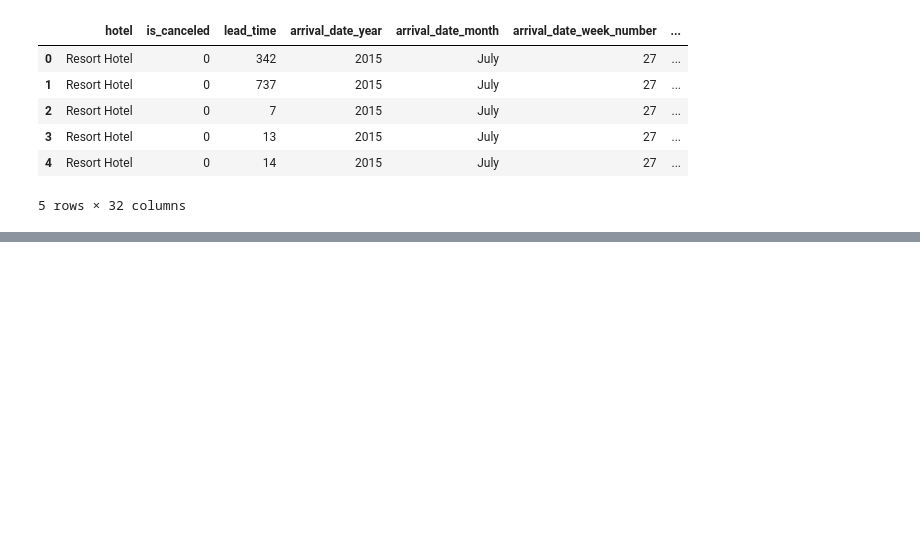
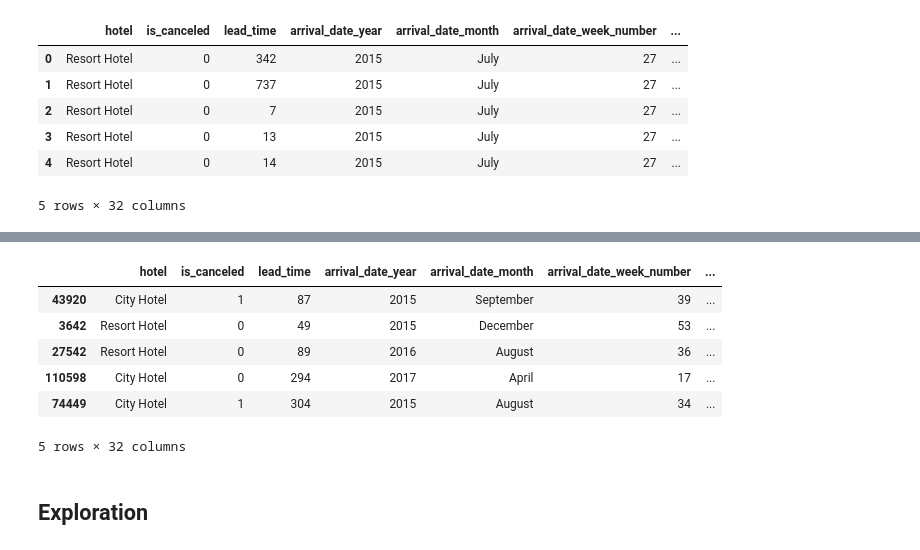
Before and after one commit to malachi-hale/hotel_bookings, a Jupyter notebook: Initial_exploration.ipynb, the cells around one changed output, grey strips where cells are left out. Cells and saved outputs as stored; diff of their text form; code cells hidden in the pictures; blank space fills up the shorter version.

```diff
--- a/Initial_exploration.ipynb
+++ b/Initial_exploration.ipynb
@@ -159,3 +161,5 @@ df.head()
 | 3 | Resort Hotel | 0 | 13 | 2015 | July | 27 | ... |
 | 4 | Resort Hotel | 0 | 14 | 2015 | July | 27 | ... |
 5 rows × 32 columns
+# %%
+df['date_arrived'] = df["arrival_date_year"].astype(str) + str(" ") + df["arrival_date_month"] + str(" ") + df["arrival_date_day_of_month"].astype(str)
@@ -161,0 +181,2 @@ df.head()
+# %%
+df['date_arrived'] = pd.to_datetime(df['date_arrived'])
@@ -161,0 +198,29 @@ df.head()
+# %%
+def split_data(df):
+    '''
+    take in a DataFrame and return train, validate, and test DataFrames.
+    return train, validate, test DataFrames.
+    '''
+
+    # splits df into train_validate and test using train_test_split() stratifying on churn to get an even mix of each churn, yes or no
+    train_validate, test = train_test_split(df, test_size=.2, random_state=123)
+
+    # splits train_validate into train and validate using train_test_split() stratifying on churn to get an even mix of each churn
+    train, validate = train_test_split(train_validate,
+                                       test_size=.3,
+                                       random_state=123)
+    return train, validate, test
+# %%
+train, validate, test = split_data(df)
+# %%
+train.head()
+# %% [output]
+|  | hotel | is_canceled | lead_time | arrival_date_year | arrival_date_month | arrival_date_week_number | ... |
+| 43920 | City Hotel | 1 | 87 | 2015 | September | 39 | ... |
+| 3642 | Resort Hotel | 0 | 49 | 2015 | December | 53 | ... |
+| 27542 | Resort Hotel | 0 | 89 | 2016 | August | 36 | ... |
+| 110598 | City Hotel | 0 | 294 | 2017 | April | 17 | ... |
+| 74449 | City Hotel | 1 | 304 | 2015 | August | 34 | ... |
+5 rows × 32 columns
+# %% [markdown]
+## Exploration
```
Also changed, not shown: parts of 7 cells of this notebook.
